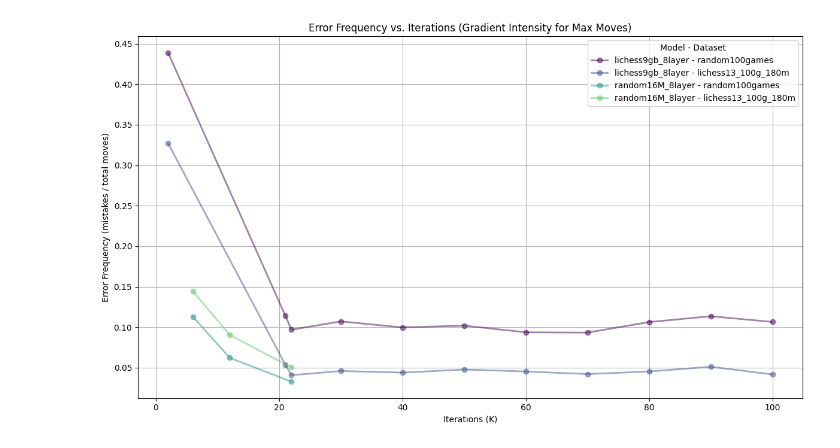
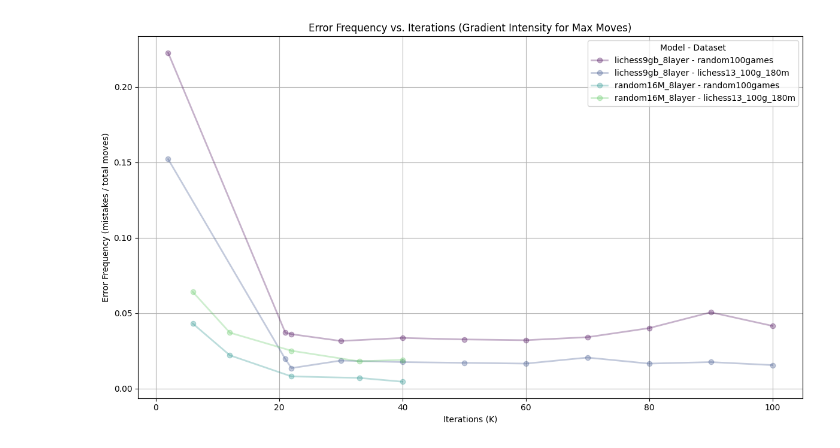
Before and after one commit to MarcosElFlamenco/train_chessGPT, a Jupyter notebook: evaluation/view_benchmark.ipynb, the cells around one changed output. Drawn from its saved outputs; the diff is of its cells as text; code cells hidden in the pictures.

```diff
--- a/evaluation/view_benchmark.ipynb
+++ b/evaluation/view_benchmark.ipynb
@@ -19,7 +19,7 @@ Evaluated checkpoints for model random16M_8layer are dict_keys(['6K', '12K', '22
 # %%
 
 importlib.reload(g)
 
-g.plot_error_frequencies(test_results,model_prefixes, datasets_to_include, [50])
+g.plot_error_frequencies(test_results,model_prefixes, datasets_to_include, [30,100])
 # %% [output]
-[figure, old version]
+[figure, new version]
```
Also changed, not shown: parts of 1 cell of this notebook, 1 other file.
